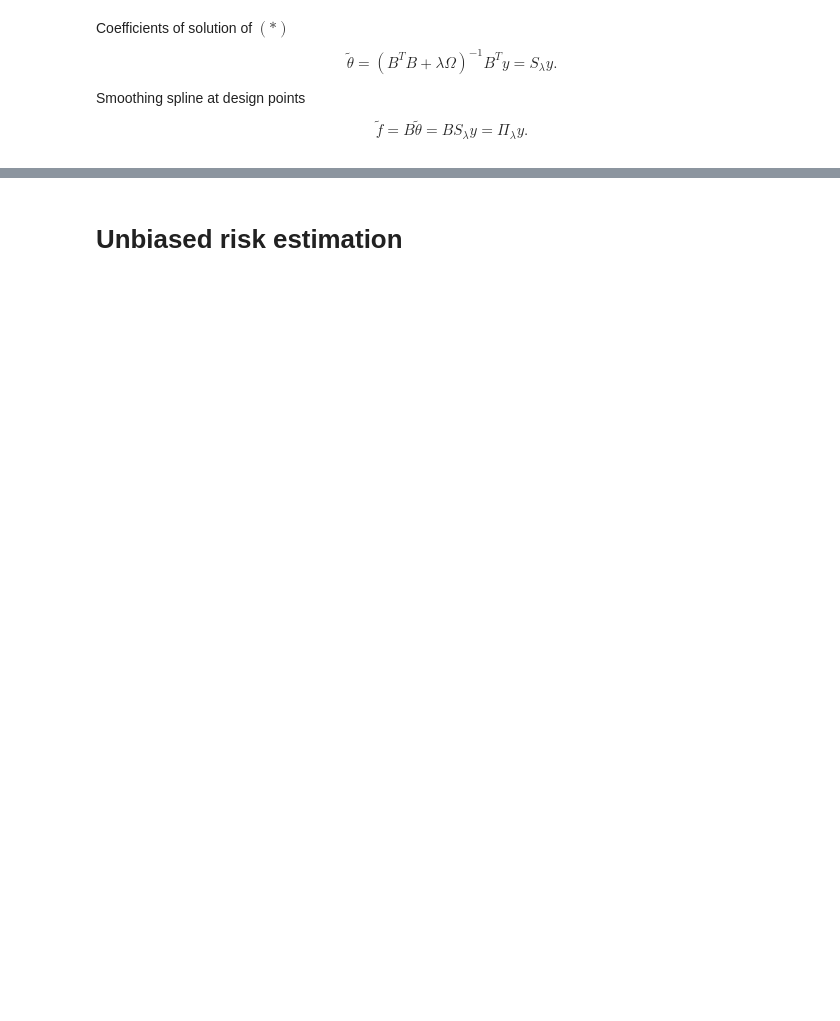
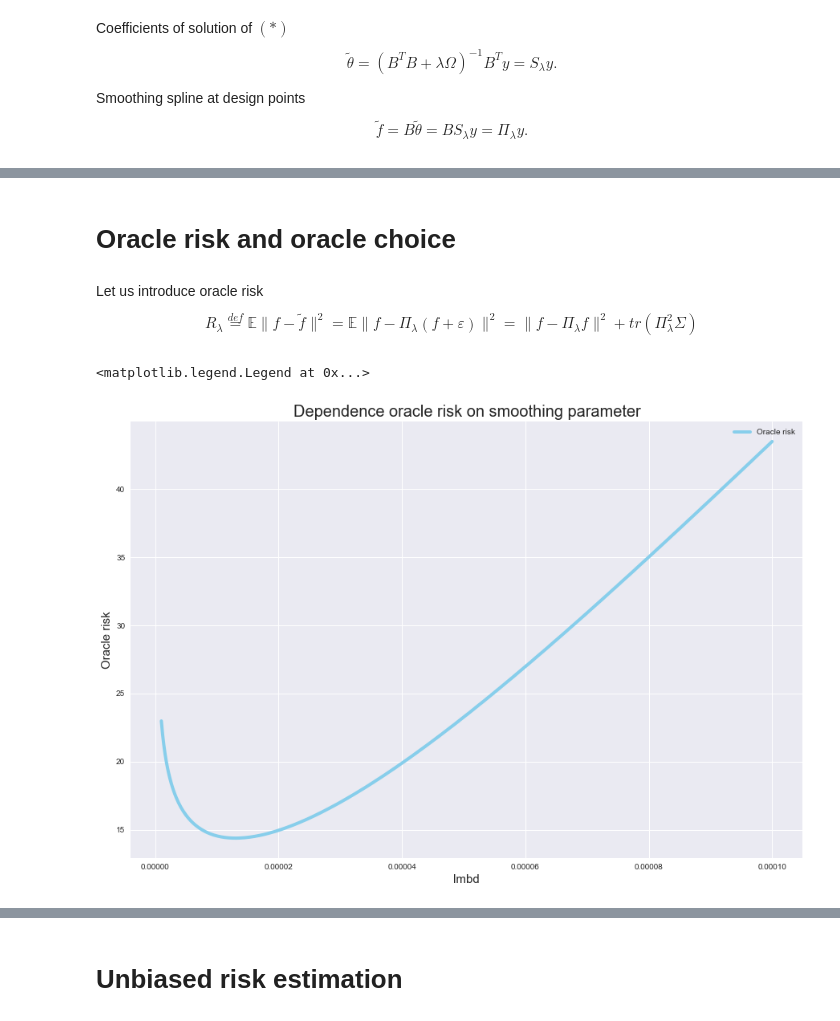
Before and after one commit to mishgon/smoothing_splines, a Jupyter notebook: smoothing_splines.ipynb, the cells around one changed output, grey strips where cells are left out. Cells and saved outputs as stored; diff of their text form; code cells hidden in the pictures; blank space fills up the shorter version.

```diff
--- a/smoothing_splines.ipynb
+++ b/smoothing_splines.ipynb
@@ -169,0 +210,28 @@ plt.legend()
+# %% [markdown]
+# Oracle risk and oracle choice
+# %% [markdown]
+Let us introduce oracle risk
+$$
+R_{\lambda} \stackrel{def}{=} \mathbb{E} \|f - \tilde{f}\|^2 = \mathbb{E} \|f - \Pi_{\lambda}(f + \varepsilon)\|^2 = \|f - \Pi_{\lambda}f\|^2 + tr(\Pi_{\lambda}^2\Sigma)
+$$
+# %%
+def oracle_risk(lmbd):
+    Pi_lmbd = np.dot(B, np.dot(inv(np.dot(B.T, B) + lmbd * Omega), B.T)) # pseudo projector
+    return norm(f_true - np.dot(Pi_lmbd, f_true)) ** 2 + np.trace(np.dot(np.dot(Pi_lmbd, Pi_lmbd), Sigma))
+# %%
+from numpy.linalg import norm
+
+lmbd_range = np.linspace(1e-6, 0.1*1e-3, 500) # smoothing parameter
+oracle_risk_values = []
+for lmbd in lmbd_range:
+    oracle_risk_values.append(oracle_risk(lmbd))
+
+plt.figure(figsize=(15, 10))
+plt.plot(lmbd_range, oracle_risk_values, lw=4, c='skyblue', label='Oracle risk')
+plt.title('Dependence oracle risk on smoothing parameter', fontsize=20)
+plt.xlabel('lmbd', fontsize=15)
+plt.ylabel('Oracle risk', fontsize=15)
+plt.legend()
+# %% [output]
+<matplotlib.legend.Legend at 0x...>
+[figure, added]
```
Also changed, not shown: parts of 20 cells of this notebook.
